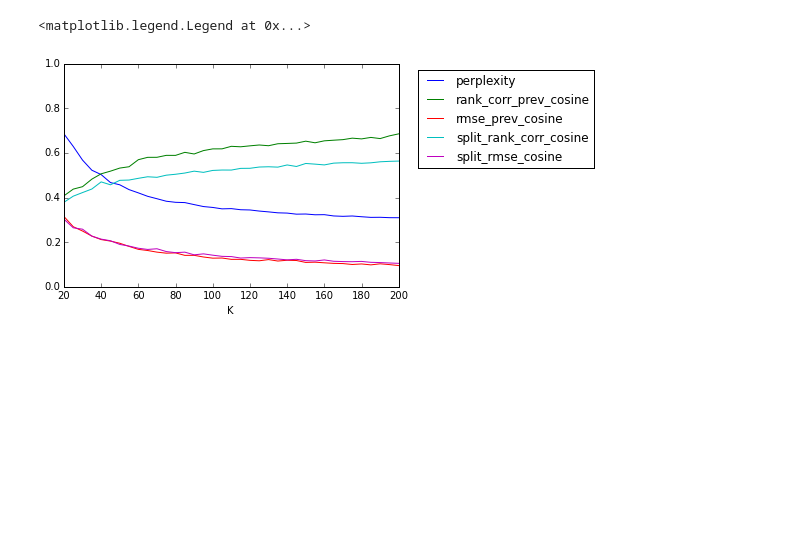
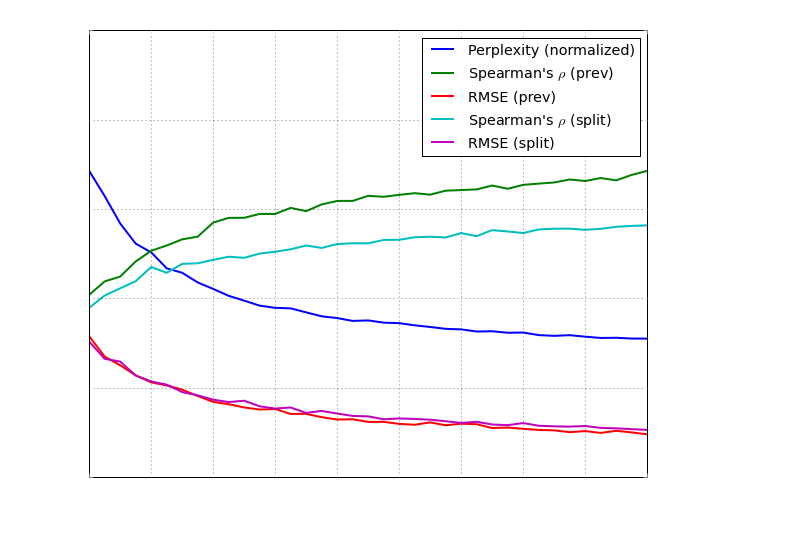
Before and after one commit to jlorince/MusicForaging, a Jupyter notebook: notebooks/northwestern.ipynb, the cells around one changed output. Drawn from its saved outputs; the diff is of its cells as text; code cells hidden in the pictures; blank space fills up the shorter version.

```diff
--- a/notebooks/northwestern.ipynb
+++ b/notebooks/northwestern.ipynb
@@ -4,0 +1,19 @@ from matplotlib import pyplot as plt
+# %%
+import pandas as pd
+import graphlab as gl
+import numpy as np
+from __future__ import unicode_literals
+from matplotlib import pyplot as plt
+%matplotlib inline
+import matplotlib as mpl
+mpl.rcParams['axes.labelcolor'] = 'white'
+mpl.rcParams['axes.labelsize'] = 'x-large'
+mpl.rcParams['figure.figsize'] = (10,8)
+mpl.rcParams['xtick.color'] = 'white'
+mpl.rcParams['ytick.color'] = 'white'
+mpl.rcParams['ytick.labelsize'] = 'x-large'
+mpl.rcParams['xtick.labelsize'] = 'x-large'
+mpl.rcParams['axes.titlesize'] = 'xx-large'
+mpl.rcParams['text.color'] = 'white'
+mpl.rcParams['text.usetex'] = False
+mpl.rcParams['legend.fontsize'] = 'x-large'
@@ -5,13 +26,19 @@ from matplotlib import pyplot as plt
 # %%
-lda_stats = pd.read_table('../GenreModeling/eval_results/basic_lda_final.txt',sep=r"\s*",index_col='K')
+lda_stats = pd.read_table('../GenreModeling/eval_results/basic_lda_final.txt',sep=r"\s*",index_col='K',engine='python')
 lda_stats['perplexity'] = lda_stats['perplexity']/lda_stats['perplexity'].max()
 cols = [col for col in lda_stats.columns if ('euclidean' not in col) and ('jsd' not in col)]
-fig,ax = plt.subplots(1,1)
-lda_stats[cols].plot(legend=None,ax=ax,xlim=(20,200))
-ax.legend(bbox_to_anchor=(1.6,1.))
+ax = lda_stats[cols].plot(legend=None,xlim=(20,200),lw=2)
+ax.set_ylabel("Evaluation metric")
+ax.set_xlabel("K (number of topics)")
+
+handles,labels = ax.get_legend_handles_labels()
+l = ax.legend(handles,['Perplexity (normalized)',r"Spearman's $\rho$ (prev)",
+                       "RMSE (prev)",r"Spearman's $\rho$ (split)", "RMSE (split)"])
+for text in l.get_texts():
+    text.set_color("black")
+ax.grid()
 # %% [output]
-<matplotlib.legend.Legend at 0x...>
-[figure, old version]
+[figure, new version]
 # %%
 lda_summary = pd.read_table('../GenreModeling/eval_results/knn_lda.txt',sep=r"\s*",
                             engine='python',index_col=['k','source','method','topN'])
```
Also changed, not shown: parts of 30 cells of this notebook, 4 other files.
